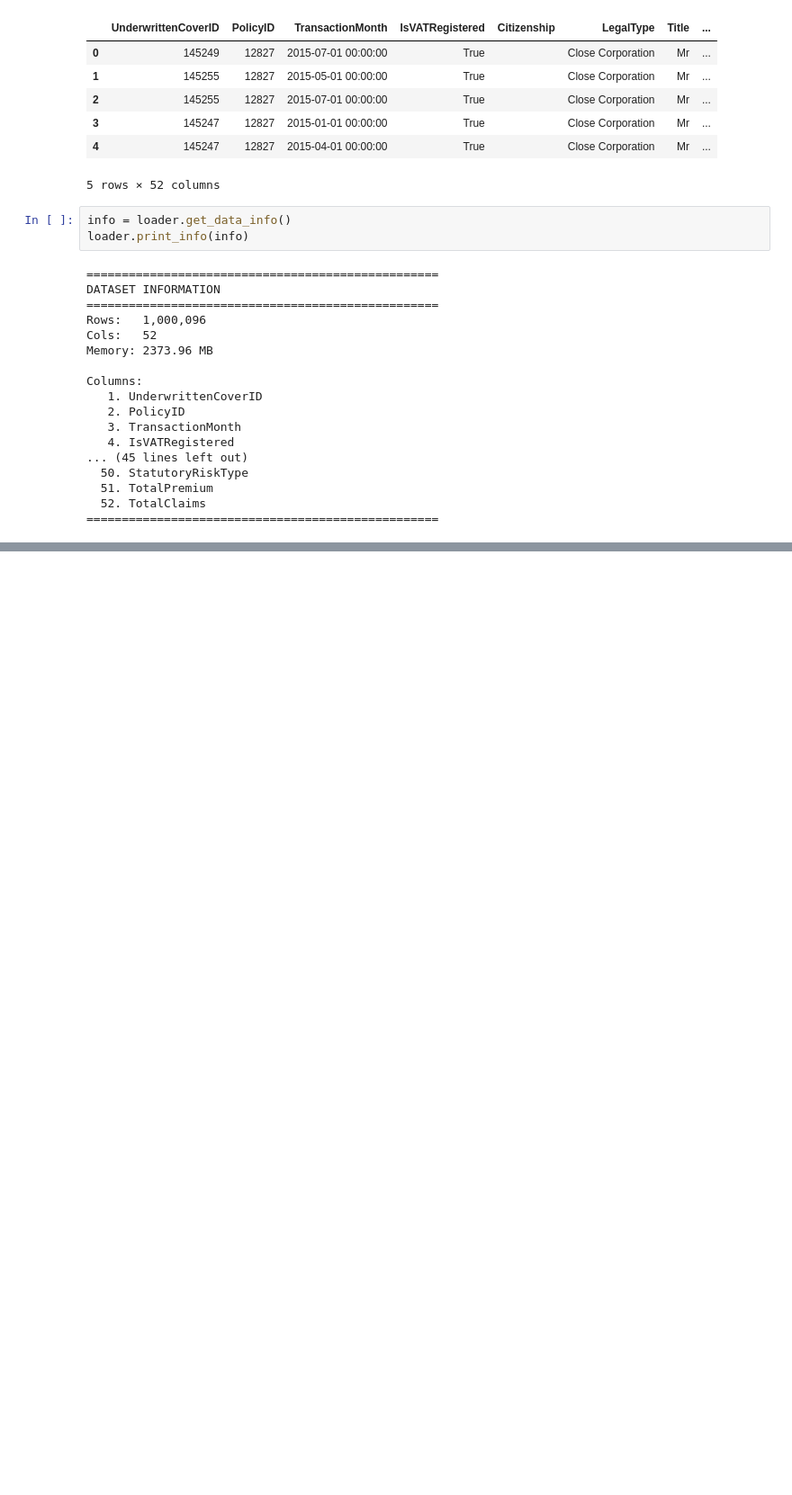
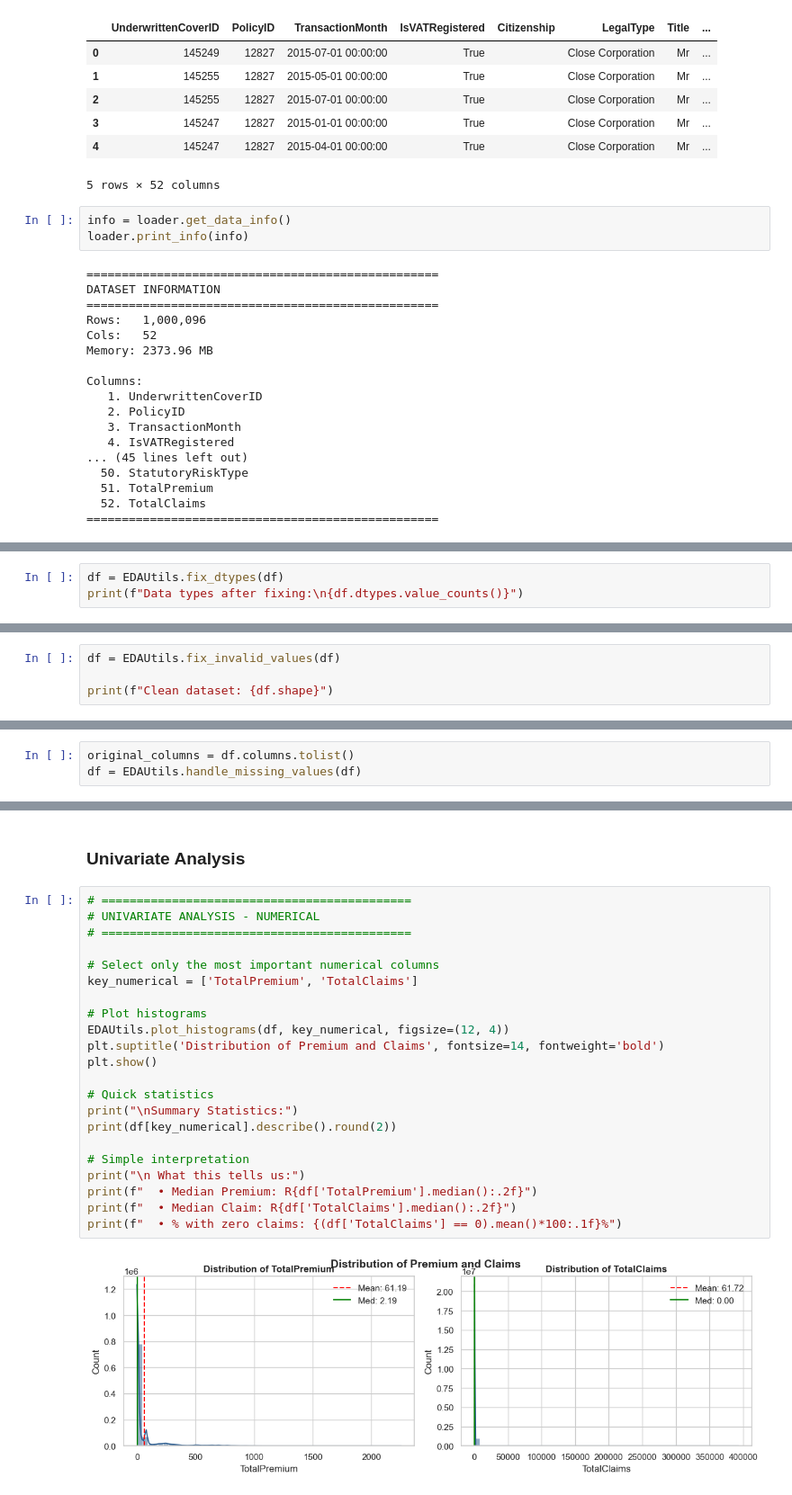
Before and after one commit to meronsisay/insurance-risk-analytics, a Jupyter notebook: notebooks/01_eda.ipynb, the cells around one changed output, grey strips where cells are left out. Shown at 90% size. Cells and saved outputs as stored; diff of their text form; blank space fills up the shorter version.

Commit message:
feat: added EDA visualizations and portfolio risk analysis

```diff
--- a/notebooks/01_eda.ipynb
+++ b/notebooks/01_eda.ipynb
@@ -54,0 +58,3 @@ Columns:
+# %%
+df = EDAUtils.fix_dtypes(df)
+print(f"Data types after fixing:\n{df.dtypes.value_counts()}")
@@ -54,0 +107,4 @@ Columns:
+# %%
+df = EDAUtils.fix_invalid_values(df)
+
+print(f"Clean dataset: {df.shape}")
@@ -54,0 +115,3 @@ Columns:
+# %%
+original_columns = df.columns.tolist()
+df = EDAUtils.handle_missing_values(df)
@@ -54,0 +192,26 @@ Columns:
+# %% [markdown]
+### Univariate Analysis
+# %%
+# ============================================
+# UNIVARIATE ANALYSIS - NUMERICAL
+# ============================================
+
+# Select only the most important numerical columns
+key_numerical = ['TotalPremium', 'TotalClaims']
+
+# Plot histograms
+EDAUtils.plot_histograms(df, key_numerical, figsize=(12, 4))
+plt.suptitle('Distribution of Premium and Claims', fontsize=14, fontweight='bold')
+plt.show()
+
+# Quick statistics
+print("\nSummary Statistics:")
+print(df[key_numerical].describe().round(2))
+
+# Simple interpretation
+print("\n What this tells us:")
+print(f"  • Median Premium: R{df['TotalPremium'].median():.2f}")
+print(f"  • Median Claim: R{df['TotalClaims'].median():.2f}")
+print(f"  • % with zero claims: {(df['TotalClaims'] == 0).mean()*100:.1f}%")
+# %% [output]
+[figure, added]
```
Also changed, not shown: parts of 25 cells of this notebook, 1 other file.
